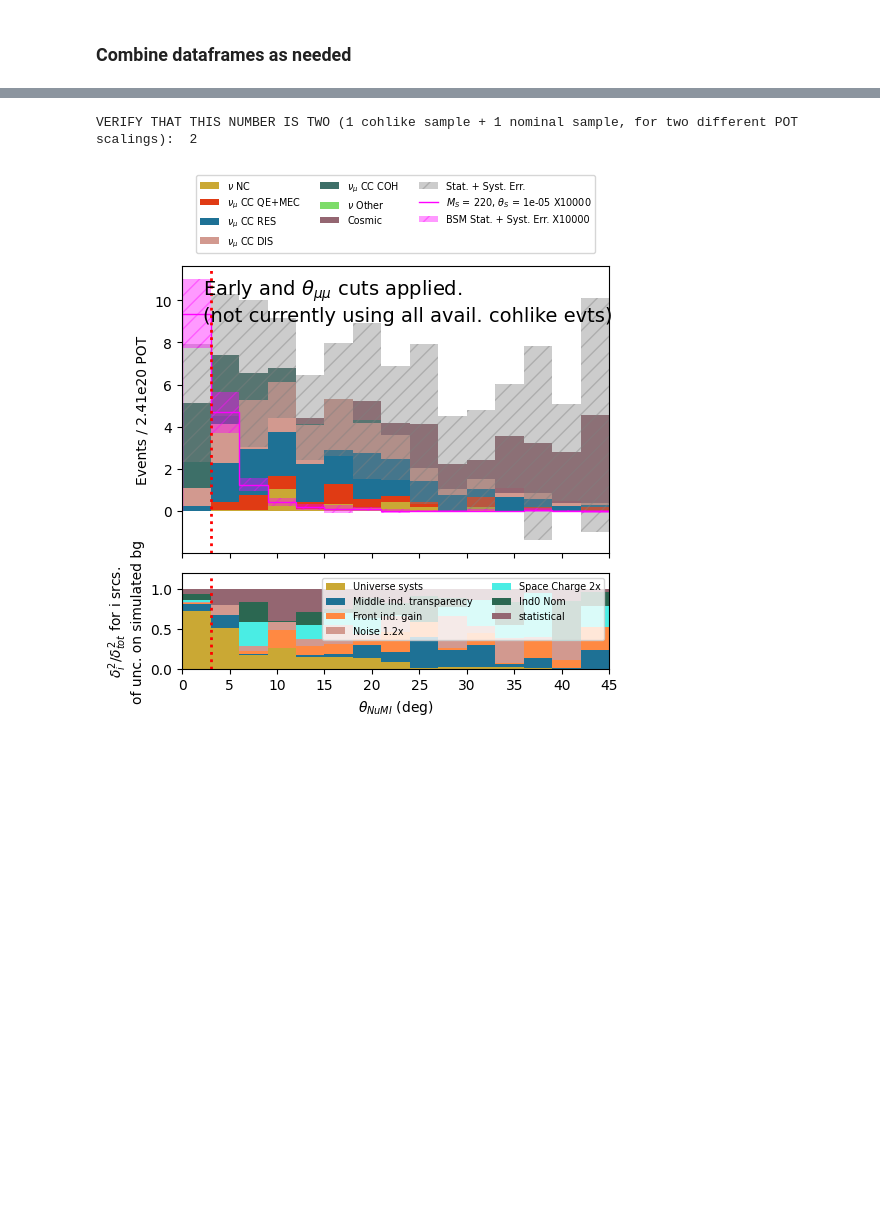
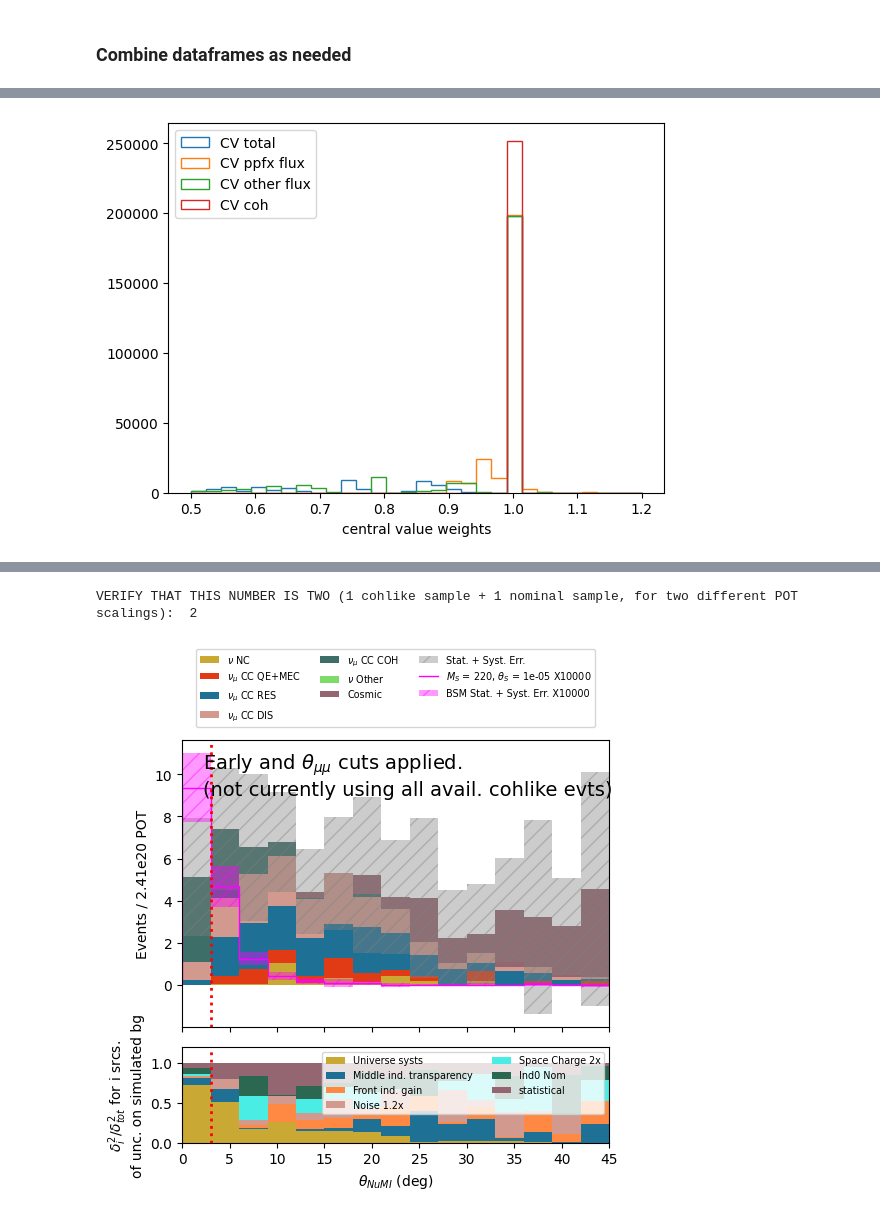
Before and after one commit to SBNSoftware/sbnana, a Jupyter notebook: sbnana/SBNAna/icarus-analysis-villiage/pyana/dimuon-tools/nb/unc_requestNearSB.ipynb, the cells around one changed output, grey strips where cells are left out. Cells and saved outputs as stored; diff of their text form; code cells hidden in the pictures; blank space fills up the shorter version.

```diff
--- a/sbnana/SBNAna/icarus-analysis-villiage/pyana/dimuon-tools/nb/unc_requestNearSB.ipynb
+++ b/sbnana/SBNAna/icarus-analysis-villiage/pyana/dimuon-tools/nb/unc_requestNearSB.ipynb
@@ -1370,0 +1742,12 @@ plt.show()
+# %%
+mybins=30
+myrange=(0.5,1.2)
+plt.hist(bsm_evtdf.wgt.cv.tot, label='CV total', bins=mybins, histtype='step', range=myrange)
+plt.hist(bsm_evtdf.wgt.cv.ppfx, label='CV ppfx flux', bins=mybins, histtype='step', range=myrange)
+plt.hist(bsm_evtdf.wgt.cv.flux_other_than_ppfx, label='CV other flux', bins=mybins, histtype='step', range=myrange)
+plt.hist(bsm_evtdf.wgt.cv.coh, label='CV coh', bins=mybins, histtype='step', range=myrange)
+plt.xlabel('central value weights')
+plt.legend(loc='upper left')
+plt.show()
+# %% [output]
+[figure, added]
```
Also changed, not shown: parts of 103 cells of this notebook, 24 other files.
